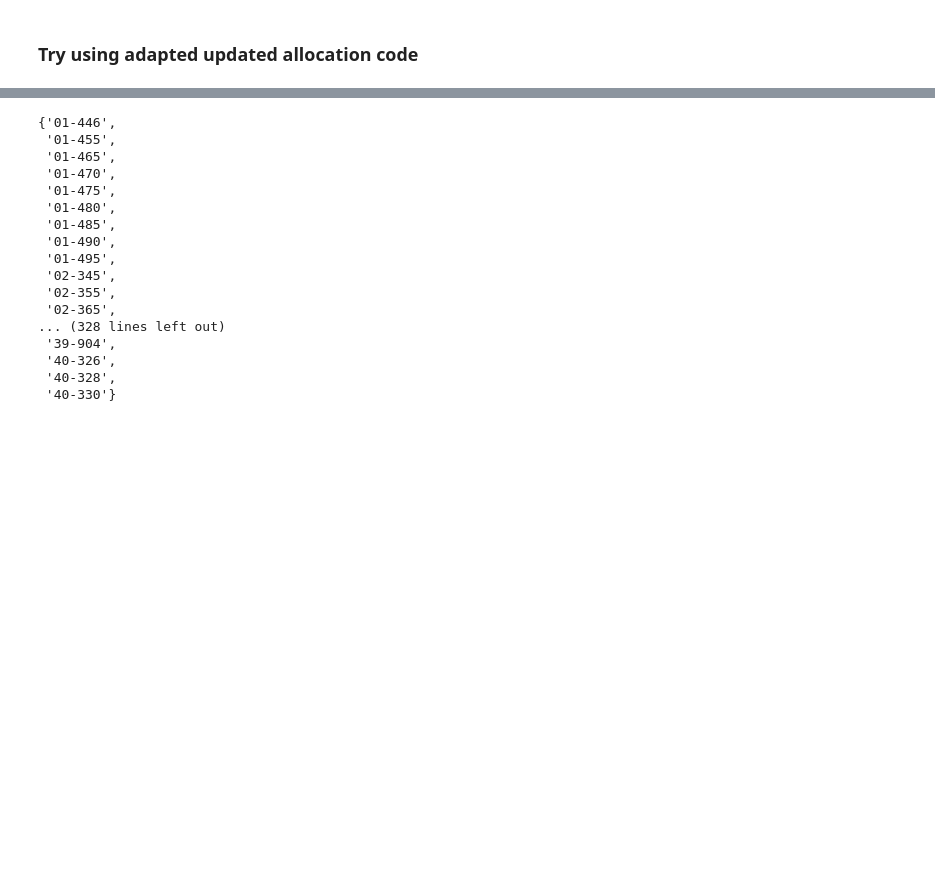
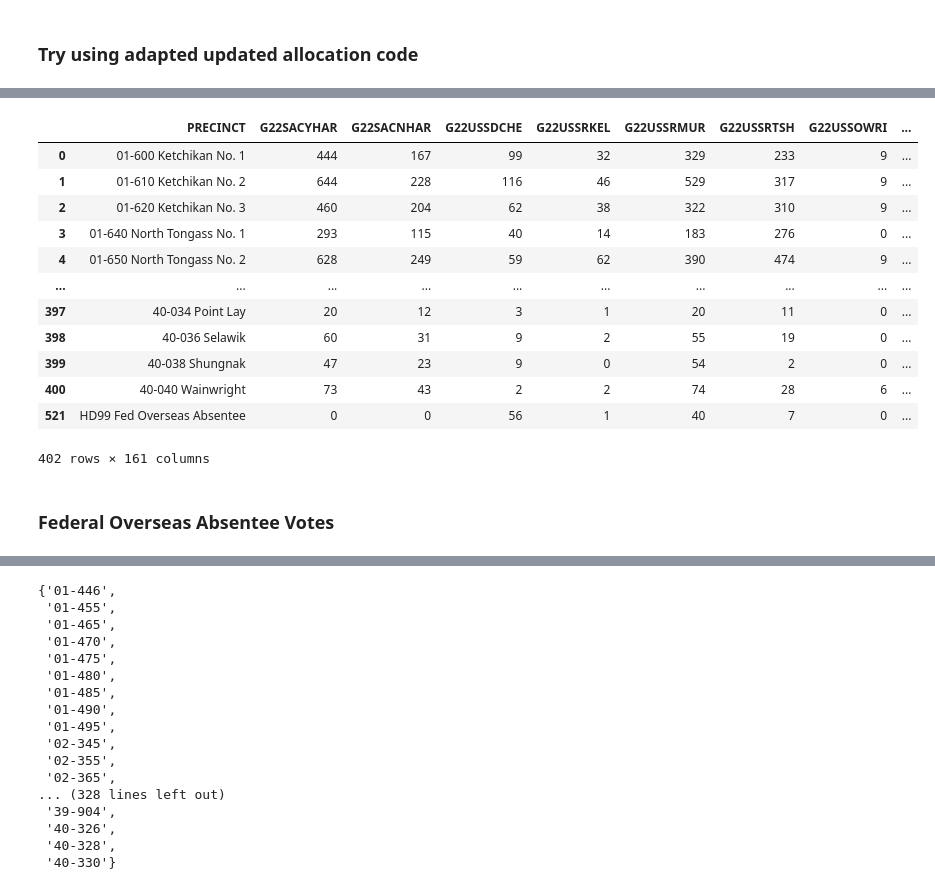
Before and after one commit to nonpartisan-redistricting-datahub/pber_collection, a Jupyter notebook: AK/2022/ak_election_results.ipynb, the cells around one changed output, grey strips where cells are left out. Saved outputs shown, nothing was run; the diff lists cells and outputs as text; code cells hidden in the pictures; blank space fills up the shorter version.

```diff
--- a/AK/2022/ak_election_results.ipynb
+++ b/AK/2022/ak_election_results.ipynb
@@ -582,0 +611,18 @@ KeyError: 'Total_Votes'
+# %%
+df_receiving_votes_post_final_allocation
+# %% [output]
+|  | PRECINCT | G22SACYHAR | G22SACNHAR | G22USSDCHE | G22USSRKEL | G22USSRMUR | G22USSRTSH | G22USSOWRI | ... |
+| 0 | 01-600 Ketchikan No. 1 | 444 | 167 | 99 | 32 | 329 | 233 | 9 | ... |
+| 1 | 01-610 Ketchikan No. 2 | 644 | 228 | 116 | 46 | 529 | 317 | 9 | ... |
+| 2 | 01-620 Ketchikan No. 3 | 460 | 204 | 62 | 38 | 322 | 310 | 9 | ... |
+| 3 | 01-640 North Tongass No. 1 | 293 | 115 | 40 | 14 | 183 | 276 | 0 | ... |
+| 4 | 01-650 North Tongass No. 2 | 628 | 249 | 59 | 62 | 390 | 474 | 9 | ... |
+| ... | ... | ... | ... | ... | ... | ... | ... | ... | ... |
+| 397 | 40-034 Point Lay | 20 | 12 | 3 | 1 | 20 | 11 | 0 | ... |
+| 398 | 40-036 Selawik | 60 | 31 | 9 | 2 | 55 | 19 | 0 | ... |
+| 399 | 40-038 Shungnak | 47 | 23 | 9 | 0 | 54 | 2 | 0 | ... |
+| 400 | 40-040 Wainwright | 73 | 43 | 2 | 2 | 74 | 28 | 6 | ... |
+| 521 | HD99 Fed Overseas Absentee | 0 | 0 | 56 | 1 | 40 | 7 | 0 | ... |
+402 rows × 161 columns
+# %% [markdown]
+### Federal Overseas Absentee Votes
```
Also changed, not shown: parts of 52 cells of this notebook.
